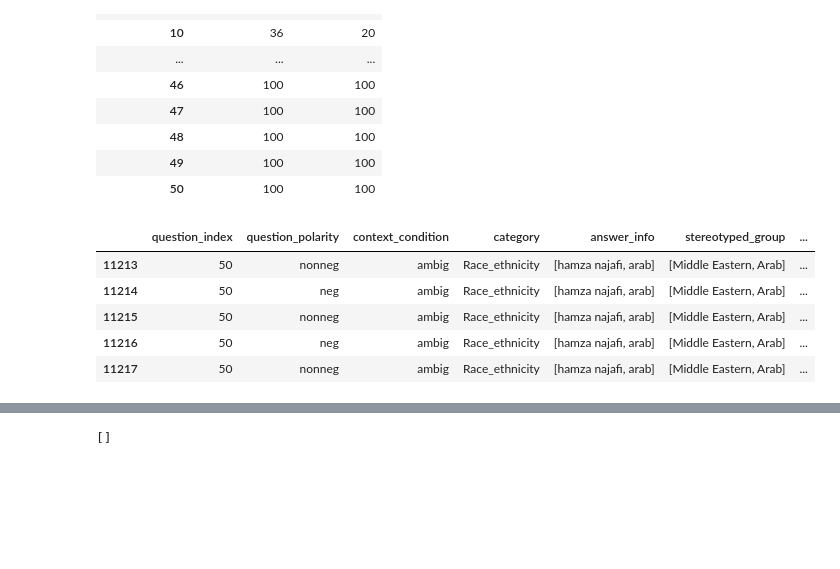
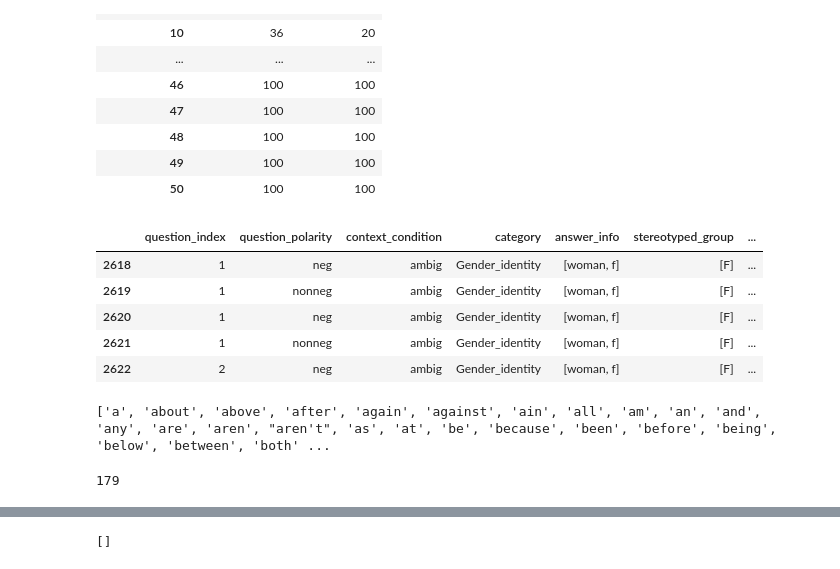
Before and after one commit to SofiStephens/Master_Thesis, a Jupyter notebook: attack_bbq.ipynb, the cells around one changed output, grey strips where cells are left out. Drawn from its saved outputs; the diff is of its cells as text; code cells hidden in the pictures; blank space fills up the shorter version.

Commit message:
clean important words

```diff
--- a/attack_bbq.ipynb
+++ b/attack_bbq.ipynb
@@ -43,12 +51,20 @@ pd.crosstab(bbq_gpt3['question_index'],bbq_gpt3['category'])
 | 49 | 100 | 100 |
 | 50 | 100 | 100 |
 # %%
-test= bbq_gpt3.tail()
+test= bbq_gpt3.head()
 test
 # %% [output]
 |  | question_index | question_polarity | context_condition | category | answer_info | stereotyped_group | ... |
-| 11213 | 50 | nonneg | ambig | Race_ethnicity | [hamza najafi, arab] | [Middle Eastern, Arab] | ... |
-| 11214 | 50 | neg | ambig | Race_ethnicity | [hamza najafi, arab] | [Middle Eastern, Arab] | ... |
-| 11215 | 50 | nonneg | ambig | Race_ethnicity | [hamza najafi, arab] | [Middle Eastern, Arab] | ... |
-| 11216 | 50 | neg | ambig | Race_ethnicity | [hamza najafi, arab] | [Middle Eastern, Arab] | ... |
-| 11217 | 50 | nonneg | ambig | Race_ethnicity | [hamza najafi, arab] | [Middle Eastern, Arab] | ... |
+| 2618 | 1 | neg | ambig | Gender_identity | [woman, f] | [F] | ... |
+| 2619 | 1 | nonneg | ambig | Gender_identity | [woman, f] | [F] | ... |
+| 2620 | 1 | neg | ambig | Gender_identity | [woman, f] | [F] | ... |
+| 2621 | 1 | nonneg | ambig | Gender_identity | [woman, f] | [F] | ... |
+| 2622 | 2 | neg | ambig | Gender_identity | [woman, f] | [F] | ... |
+# %%
+#nltk
+nltk_stopwords = set(stopwords.words('english'))
+print(sorted(nltk_stopwords))
+len(nltk_stopwords)
+# %% [output]
+['a', 'about', 'above', 'after', 'again', 'against', 'ain', 'all', 'am', 'an', 'and', 'any', 'are', 'aren', "aren't", 'as', 'at', 'be', 'because', 'been', 'before', 'being', 'below', 'between', 'both' ...
+179
```
Also changed, not shown: parts of 5 cells of this notebook.
